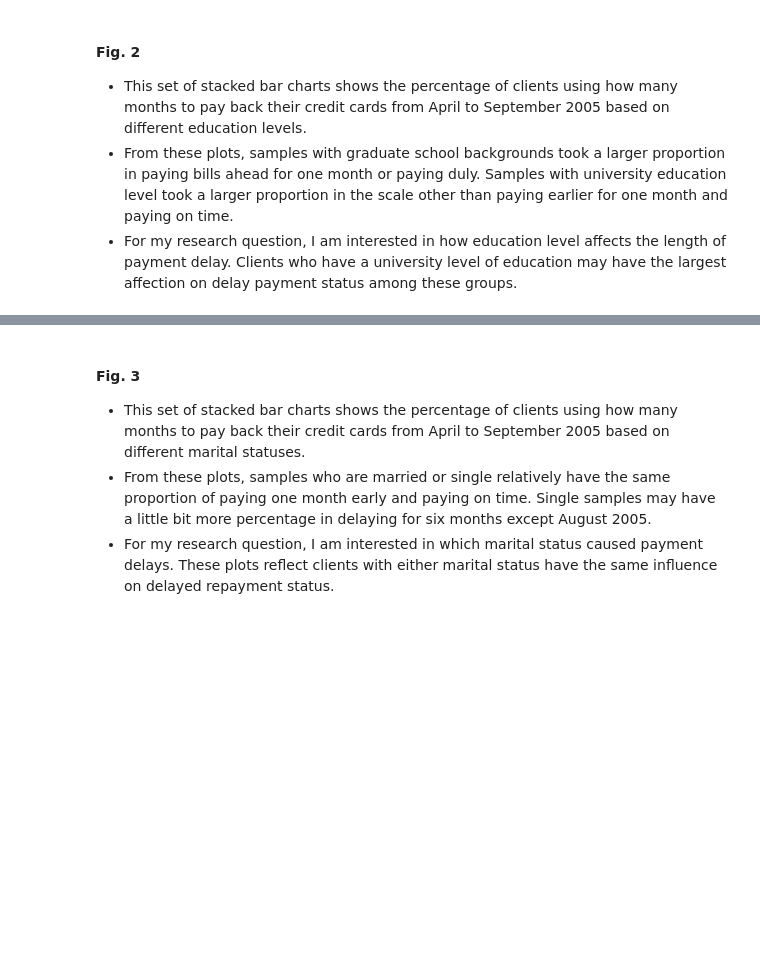
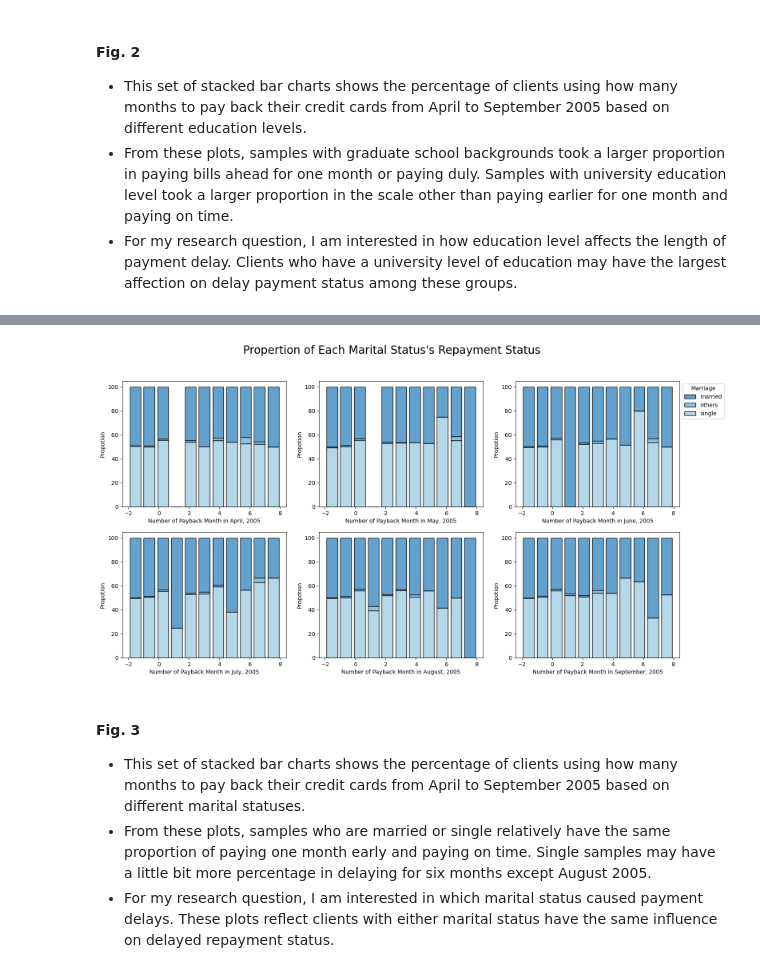
Before and after one commit to ubco-W2022T2-data301/project-group-group27, a Jupyter notebook: analysis/analysis_Remy.ipynb, the cells around one changed output, grey strips where cells are left out. Cells and saved outputs as stored; diff of their text form; code cells hidden in the pictures; blank space fills up the shorter version.

```diff
--- a/analysis/analysis_Remy.ipynb
+++ b/analysis/analysis_Remy.ipynb
@@ -1289,3 +1239,47 @@ plt.show()
+# %%
+# Create grouped stacked bar charts for showing the percentage of each marital status's repayment status in each month.
+
+fig3=plt.figure(figsize=(18,9))
+fig3.suptitle("Propertion of Each Marital Status's Repayment Status", fontsize=20)
+plt.subplot(2,3,1)
+ax13 = sns.histplot(pdf13(), x='Repayment_Status_April,2005', hue='Marriage', weights='Percentage',
+             multiple='stack', palette='tab20c', shrink=0.8,bins=11)
+ax13.set_ylabel('Propotion')
+ax13.set_xlabel('Number of Payback Month in April, 2005')
+ax13.get_legend().remove()
+plt.subplot(2,3,2)
+ax14 = sns.histplot(pdf14(), x='Repayment_Status_May,2005', hue='Marriage', weights='Percentage',
+             multiple='stack', palette='tab20c', shrink=0.8,bins=11)
+ax14.set_ylabel('Propotion')
+ax14.set_xlabel('Number of Payback Month in May, 2005')
+ax14.get_legend().remove()
+plt.subplot(2,3,3)
+ax15 = sns.histplot(pdf15(), x='Repayment_Status_June,2005', hue='Marriage', weights='Percentage',
+             multiple='stack', palette='tab20c', shrink=0.8,bins=11)
+ax15.set_ylabel('Propotion')
+ax15.set_xlabel('Number of Payback Month in June, 2005')
+legend = ax15.get_legend().set_bbox_to_anchor((1, 1))
+plt.subplot(2,3,4)
+ax16 = sns.histplot(pdf16(), x='Repayment_Status_July,2005', hue='Marriage', weights='Percentage',
+             multiple='stack', palette='tab20c', shrink=0.8,bins=11)
+ax16.set_ylabel('Propotion')
+ax16.set_xlabel('Number of Payback Month in July, 2005')
+ax16.get_legend().remove()
+plt.subplot(2,3,5)
+ax17 = sns.histplot(pdf17(), x='Repayment_Status_August,2005', hue='Marriage', weights='Percentage',
+             multiple='stack', palette='tab20c', shrink=0.8,bins=11)
+ax17.set_ylabel('Propotion')
+ax17.set_xlabel('Number of Payback Month in August, 2005')
+ax17.get_legend().remove()
+plt.subplot(2,3,6)
+ax18 = sns.histplot(pdf18(), x='Repayment_Status_September,2005', hue='Marriage', weights='Percentage',
+             multiple='stack', palette='tab20c', shrink=0.8,bins=11)
+ax18.set_ylabel('Propotion')
+ax18.set_xlabel('Number of Payback Month in September, 2005')
+ax18.get_legend().remove()
+plt.show()
+# %% [output]
+[figure, added]
 # %% [markdown]
 #### Fig. 3
 - This set of stacked bar charts shows the percentage of clients using how many months to pay back their credit cards from April to September 2005 based on different marital statuses.
```
Also changed, not shown: parts of 46 cells of this notebook.
